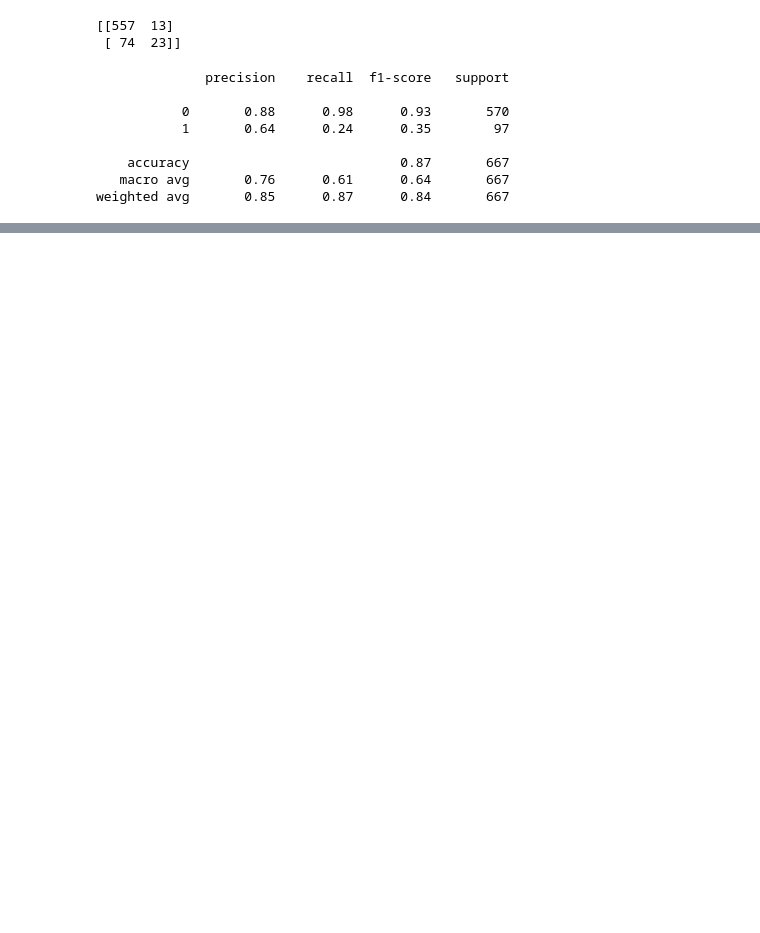
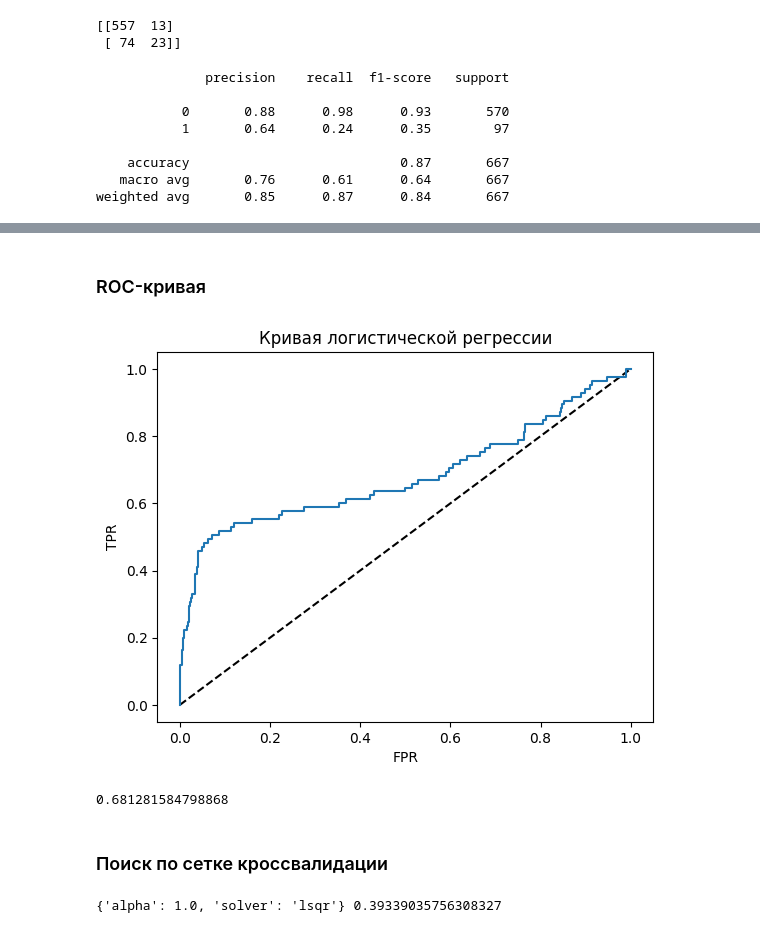
Before and after one commit to golubnichiy/big_data_092925, a Jupyter notebook: day_06.ipynb, the cells around one changed output, grey strips where cells are left out. Drawn from its saved outputs; the diff is of its cells as text; code cells hidden in the pictures; blank space fills up the shorter version.

```diff
--- a/day_06.ipynb
+++ b/day_06.ipynb
@@ -30,0 +33,6 @@ weighted avg       0.85      0.87      0.84       667
+# %%
+from sklearn.linear_model import LogisticRegression
+logreg = LogisticRegression()
+X_train, X_test, y_train, y_test = train_test_split(X, y, test_size=0.2, random_state=17)
+logreg.fit(X_train, y_train)
+y_pred = logreg.predict(X_test)
@@ -30,0 +59,3 @@ weighted avg       0.85      0.87      0.84       667
+# %%
+y_pred_probs = logreg.predict_proba(X_test)[:, 1]
+y_pred_probs
@@ -30,0 +80,20 @@ weighted avg       0.85      0.87      0.84       667
+# %% [markdown]
+### ROC-кривая
+# %%
+from sklearn.metrics import roc_curve
+fpr, tpr, tresholds = roc_curve(y_test, y_pred_probs)
+plt.plot([0,1], [0,1], 'k--')
+plt.plot(fpr, tpr)
+plt.xlabel('FPR')
+plt.ylabel('TPR')
+plt.title('Кривая логистической регрессии')
+plt.show()
+# %% [output]
+[figure, added]
+# %%
+from sklearn.metrics import roc_auc_score
+print(roc_auc_score(y_test, y_pred_probs))
+# %% [output]
+0.681281584798868
+# %% [markdown]
+### Поиск по сетке кроссвалидации
@@ -30,0 +111,12 @@ weighted avg       0.85      0.87      0.84       667
+# %%
+from sklearn.model_selection import GridSearchCV, cross_val_score, KFold
+from sklearn.linear_model import Ridge
+kf = KFold(n_splits=5, shuffle=True, random_state=13)
+param_grid = {'alpha': np.linspace(0.0001, 1, 20), 'solver': ['sag', 'lsqr']}
+
+ridge = Ridge()
+ridge_cv = GridSearchCV(ridge, param_grid, cv=kf)
+ridge_cv.fit(X_train, y_train)
+print(ridge_cv.best_params_, ridge_cv.best_score_)
+# %% [output]
+{'alpha': 1.0, 'solver': 'lsqr'} 0.39339035756308327
```
Also changed, not shown: parts of 8 cells of this notebook.
